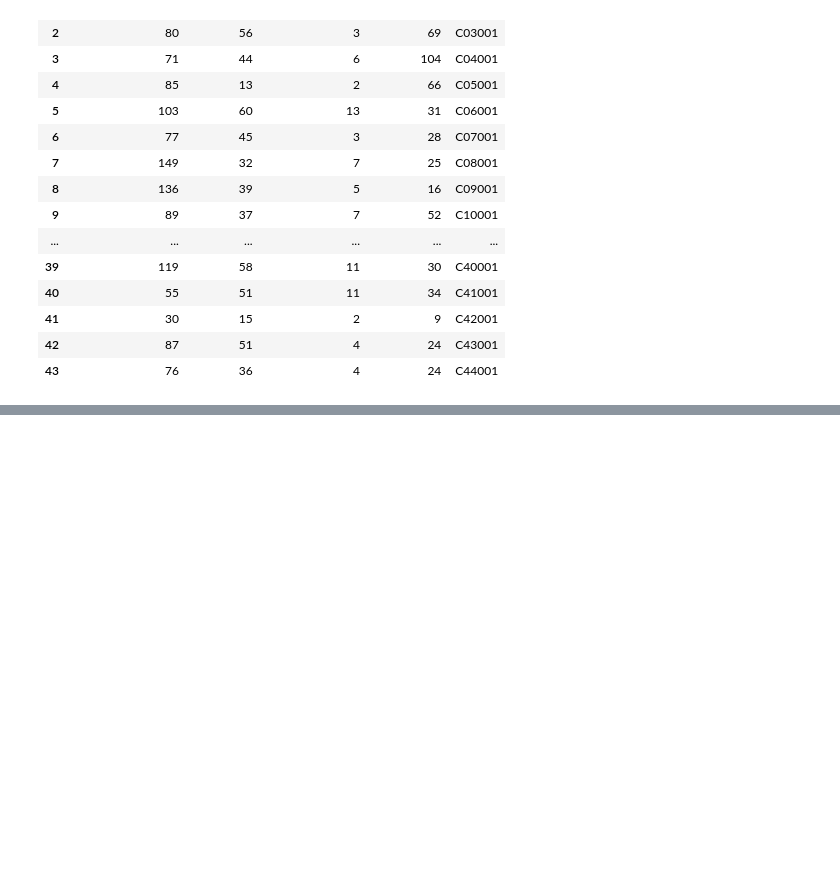
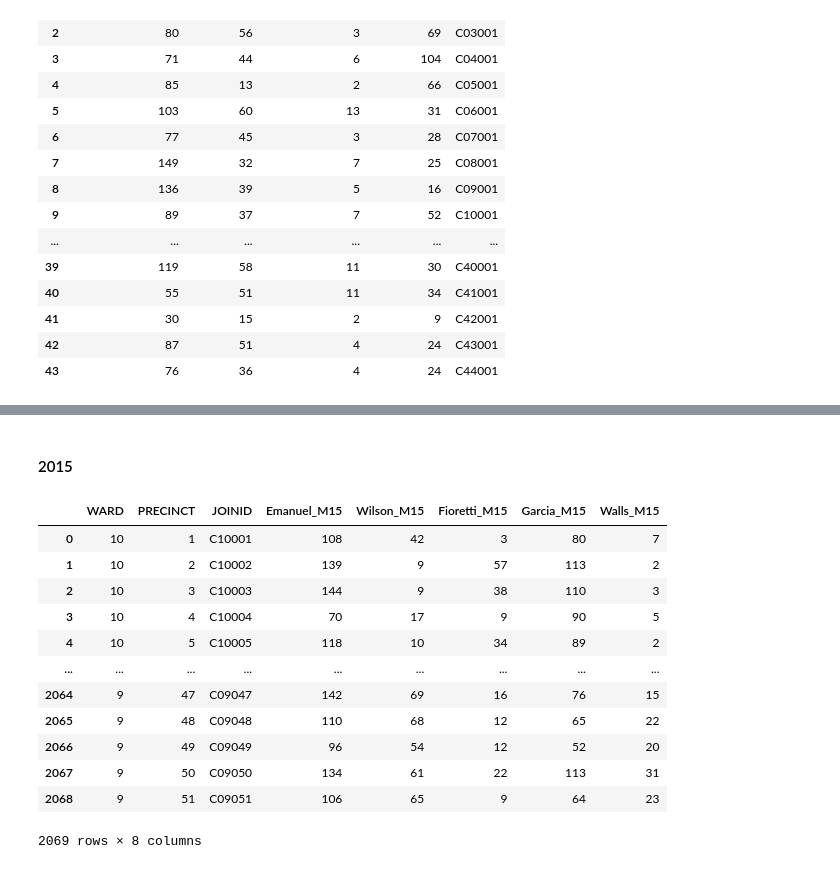
Before and after one commit to hangulu/thesis, a Jupyter notebook: code/data_cleaning.ipynb, the cells around one changed output, grey strips where cells are left out. Saved outputs shown, nothing was run; the diff lists cells and outputs as text; code cells hidden in the pictures; blank space fills up the shorter version.

```diff
--- a/code/data_cleaning.ipynb
+++ b/code/data_cleaning.ipynb
@@ -317,0 +363,20 @@ for ward, df in cc_2015_dfs.items():
+# %% [markdown]
+#### 2015
+# %%
+raw_chi_mayor_2015 = pd.read_csv('raw_electoral_data/chicago/chicago_mayor_2015.csv')
+# %%
+raw_chi_mayor_2015
+# %% [output]
+|  | WARD | PRECINCT | JOINID | Emanuel_M15 | Wilson_M15 | Fioretti_M15 | Garcia_M15 | Walls_M15 |
+| 0 | 10 | 1 | C10001 | 108 | 42 | 3 | 80 | 7 |
+| 1 | 10 | 2 | C10002 | 139 | 9 | 57 | 113 | 2 |
+| 2 | 10 | 3 | C10003 | 144 | 9 | 38 | 110 | 3 |
+| 3 | 10 | 4 | C10004 | 70 | 17 | 9 | 90 | 5 |
+| 4 | 10 | 5 | C10005 | 118 | 10 | 34 | 89 | 2 |
+| ... | ... | ... | ... | ... | ... | ... | ... | ... |
+| 2064 | 9 | 47 | C09047 | 142 | 69 | 16 | 76 | 15 |
+| 2065 | 9 | 48 | C09048 | 110 | 68 | 12 | 65 | 22 |
+| 2066 | 9 | 49 | C09049 | 96 | 54 | 12 | 52 | 20 |
+| 2067 | 9 | 50 | C09050 | 134 | 61 | 22 | 113 | 31 |
+| 2068 | 9 | 51 | C09051 | 106 | 65 | 9 | 64 | 23 |
+2069 rows × 8 columns
```
Also changed, not shown: parts of 21 cells of this notebook, 3 other files.
